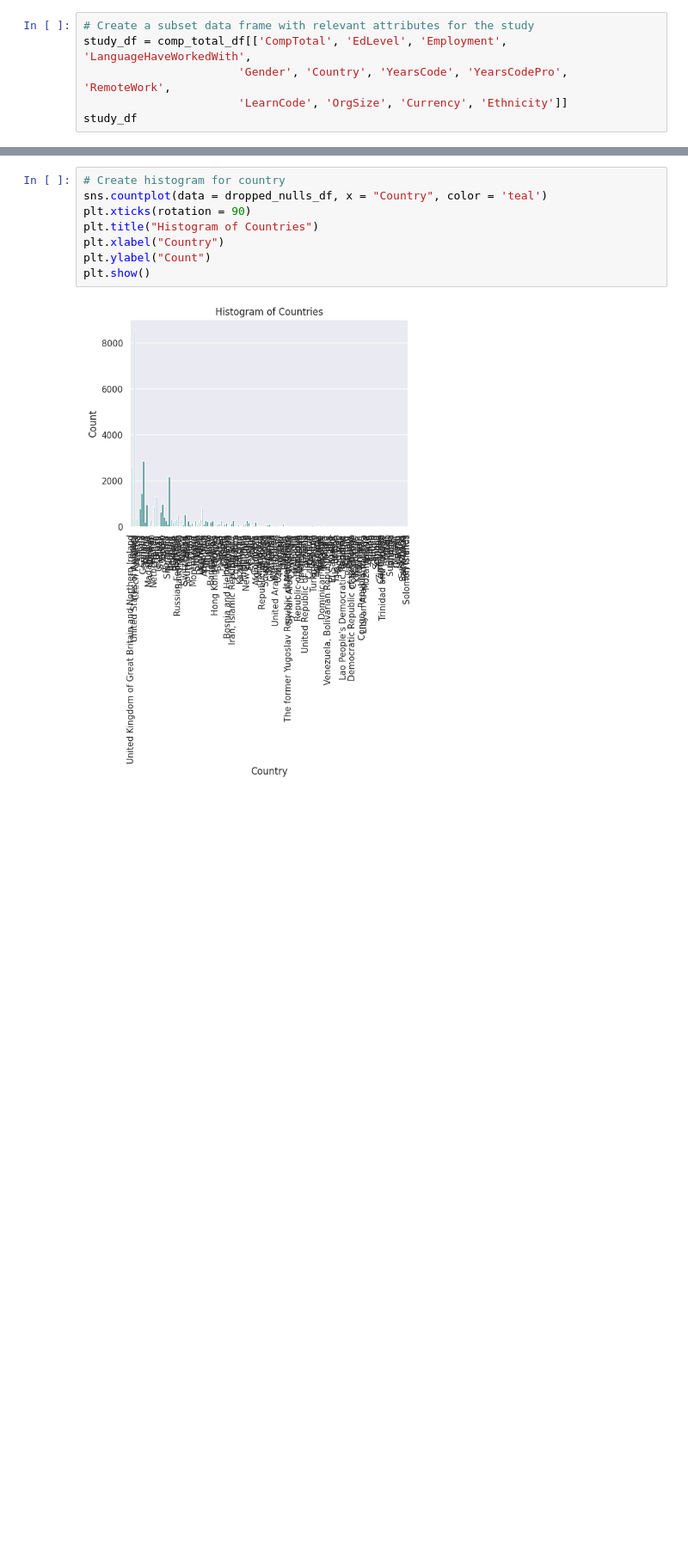
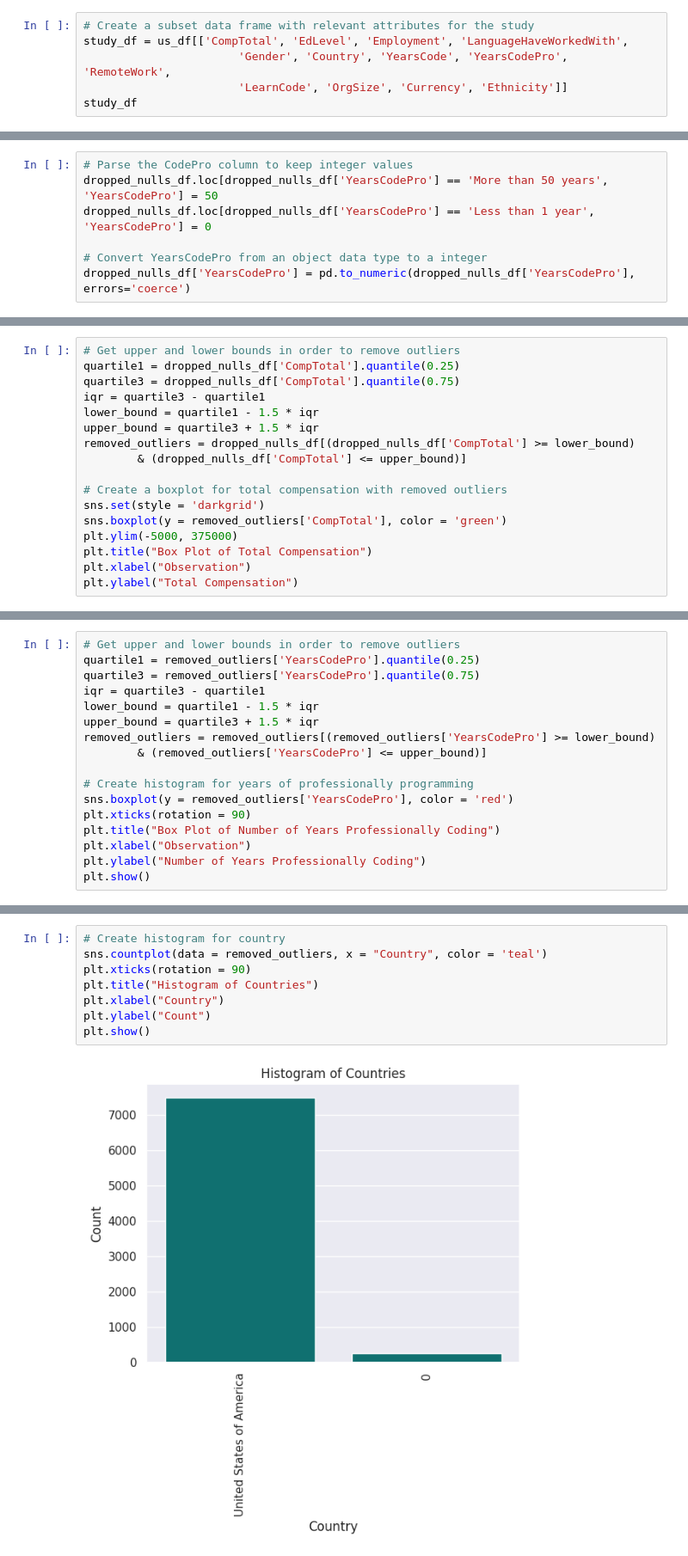
Before and after one commit to dsklnr/Predicting_Salaries_of_Technical_Individuals, a Jupyter notebook: Ben_Predicting_Salaries.ipynb, the cells around one changed output, grey strips where cells are left out. Shown at 86% size. Saved outputs shown, nothing was run; the diff lists cells and outputs as text; blank space fills up the shorter version.

```diff
--- a/Ben_Predicting_Salaries.ipynb
+++ b/Ben_Predicting_Salaries.ipynb
@@ -167,6 +172,6 @@ dtype: int64
 # %%
 # Create a subset data frame with relevant attributes for the study
-study_df = comp_total_df[['CompTotal', 'EdLevel', 'Employment', 'LanguageHaveWorkedWith',
+study_df = us_df[['CompTotal', 'EdLevel', 'Employment', 'LanguageHaveWorkedWith',
                        'Gender', 'Country', 'YearsCode', 'YearsCodePro', 'RemoteWork',
                        'LearnCode', 'OrgSize', 'Currency', 'Ethnicity']]
 study_df
@@ -234 +226,8 @@ Ethnicity                 37510
 dtype: int64
+# %%
+# Parse the CodePro column to keep integer values
+dropped_nulls_df.loc[dropped_nulls_df['YearsCodePro'] == 'More than 50 years', 'YearsCodePro'] = 50
+dropped_nulls_df.loc[dropped_nulls_df['YearsCodePro'] == 'Less than 1 year', 'YearsCodePro'] = 0
+
+# Convert YearsCodePro from an object data type to a integer
+dropped_nulls_df['YearsCodePro'] = pd.to_numeric(dropped_nulls_df['YearsCodePro'], errors='coerce')
@@ -250,3 +255,20 @@ OrgSize                    object
 Currency                   object
 Ethnicity                  object
 dtype: object
+# %%
+# Get upper and lower bounds in order to remove outliers
+quartile1 = dropped_nulls_df['CompTotal'].quantile(0.25)
+quartile3 = dropped_nulls_df['CompTotal'].quantile(0.75)
+iqr = quartile3 - quartile1
+lower_bound = quartile1 - 1.5 * iqr
+upper_bound = quartile3 + 1.5 * iqr
+removed_outliers = dropped_nulls_df[(dropped_nulls_df['CompTotal'] >= lower_bound)
+        & (dropped_nulls_df['CompTotal'] <= upper_bound)]
+
+# Create a boxplot for total compensation with removed outliers
+sns.set(style = 'darkgrid')
+sns.boxplot(y = removed_outliers['CompTotal'], color = 'green')
+plt.ylim(-5000, 375000)
+plt.title("Box Plot of Total Compensation")
+plt.xlabel("Observation")
+plt.ylabel("Total Compensation")
@@ -252,0 +295,17 @@ dtype: object
+# %%
+# Get upper and lower bounds in order to remove outliers
+quartile1 = removed_outliers['YearsCodePro'].quantile(0.25)
+quartile3 = removed_outliers['YearsCodePro'].quantile(0.75)
+iqr = quartile3 - quartile1
+lower_bound = quartile1 - 1.5 * iqr
+upper_bound = quartile3 + 1.5 * iqr
+removed_outliers = removed_outliers[(removed_outliers['YearsCodePro'] >= lower_bound)
+        & (removed_outliers['YearsCodePro'] <= upper_bound)]
+
+# Create histogram for years of professionally programming
+sns.boxplot(y = removed_outliers['YearsCodePro'], color = 'red')
+plt.xticks(rotation = 90)
+plt.title("Box Plot of Number of Years Professionally Coding")
+plt.xlabel("Observation")
+plt.ylabel("Number of Years Professionally Coding")
+plt.show()
@@ -343,12 +399,12 @@ plt.show()
 # %%
 # Create histogram for country
-sns.countplot(data = dropped_nulls_df, x = "Country", color = 'teal')
+sns.countplot(data = removed_outliers, x = "Country", color = 'teal')
 plt.xticks(rotation = 90)
 plt.title("Histogram of Countries")
 plt.xlabel("Country")
 plt.ylabel("Count")
 plt.show()
 # %% [output]
-[figure, old version]
+[figure, new version]
 # %%
 # Create histogram for years of programming
```
Also changed, not shown: parts of 32 cells of this notebook.
